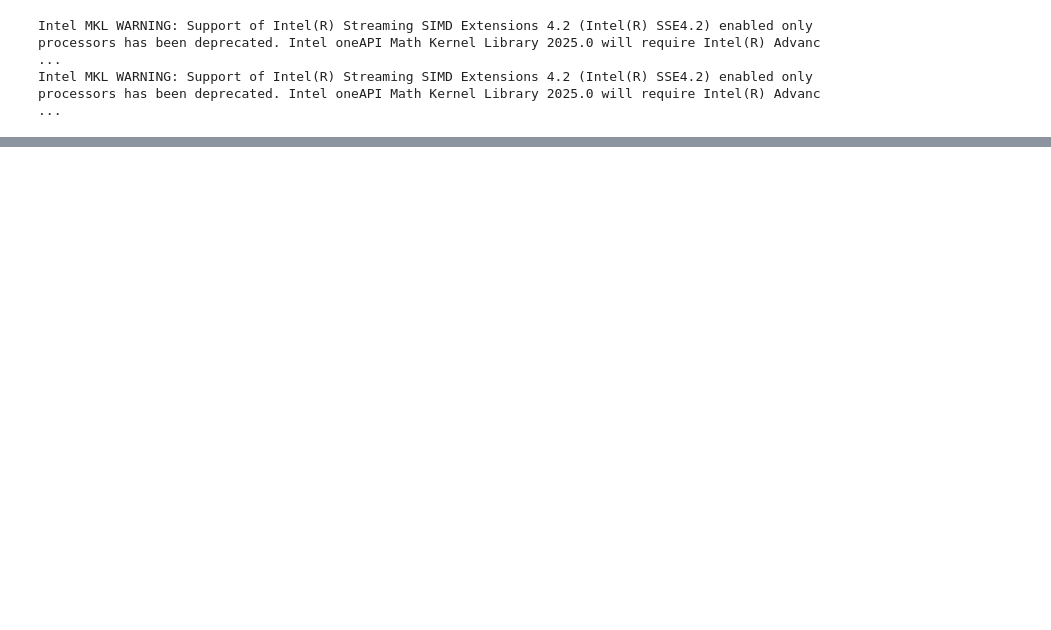
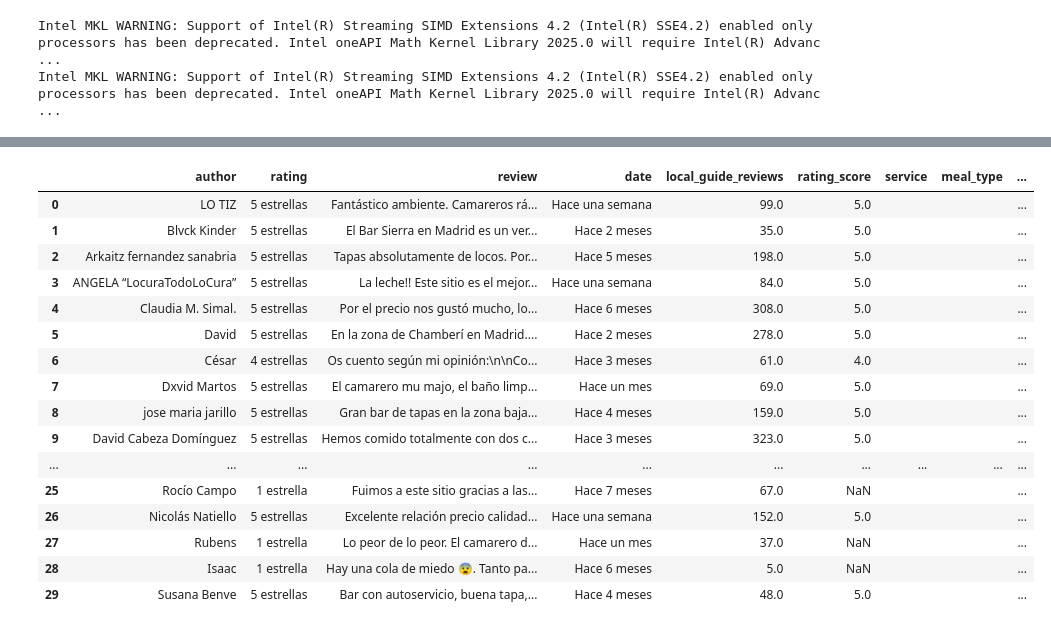
Before and after one commit to EAlmazanG/sensentiment-analysis-reviews, a Jupyter notebook: notebooks/data_cleaning.ipynb, the cells around one changed output, grey strips where cells are left out. Saved outputs shown, nothing was run; the diff lists cells and outputs as text; code cells hidden in the pictures; blank space fills up the shorter version.

```diff
--- a/notebooks/data_cleaning.ipynb
+++ b/notebooks/data_cleaning.ipynb
@@ -61,3 +69,16 @@ def applyExtractDetails(df, search_words=None):
     column_names = list(search_words.keys())
     df[column_names] = df['text_backup'].apply(lambda x: pd.Series(extractRestaurantDetailsFromReview(x, search_words=search_words)))
     return df
+
+def extractReviewCount(text):
+    if isinstance(text, str):  # Verify if its a string
+        match = re.search(r'(\d+)\s+reseñas', text)
+        if match:
+            return int(match.group(1))
+    return None
+
+def extractStarRating(text):
+    match = re.search(r'(\d+)\s+estrellas', text)
+    if match:
+        return int(match.group(1))
+    return None
@@ -84,0 +85,26 @@ display(reviews.head(30))
+# %%
+reviews = reviews_raw.copy()
+reviews['local_guide_reviews'] = reviews['local_guide_info'].apply(extractReviewCount)
+reviews['rating_score'] = reviews['rating'].apply(extractStarRating)
+
+reviews = applyExtractDetails(reviews, search_words = restaurant_search_words)
+reviews.drop(columns = ['text_backup', 'local_guide_info'], inplace = True)
+display(reviews.head(30))
+# %% [output]
+|  | author | rating | review | date | local_guide_reviews | rating_score | service | meal_type | ... |
+| 0 | LO TIZ | 5 estrellas | Fantástico ambiente. Camareros rá... | Hace una semana | 99.0 | 5.0 |  |  | ... |
+| 1 | Blvck Kinder | 5 estrellas | El Bar Sierra en Madrid es un ver... | Hace 2 meses | 35.0 | 5.0 |  |  | ... |
+| 2 | Arkaitz fernandez sanabria | 5 estrellas | Tapas absolutamente de locos. Por... | Hace 5 meses | 198.0 | 5.0 |  |  | ... |
+| 3 | ANGELA “LocuraTodoLoCura” | 5 estrellas | La leche!! Este sitio es el mejor... | Hace una semana | 84.0 | 5.0 |  |  | ... |
+| 4 | Claudia M. Simal. | 5 estrellas | Por el precio nos gustó mucho, lo... | Hace 6 meses | 308.0 | 5.0 |  |  | ... |
+| 5 | David | 5 estrellas | En la zona de Chamberí en Madrid.... | Hace 2 meses | 278.0 | 5.0 |  |  | ... |
+| 6 | César | 4 estrellas | Os cuento según mi opinión:\n\nCo... | Hace 3 meses | 61.0 | 4.0 |  |  | ... |
+| 7 | Dxvid Martos | 5 estrellas | El camarero mu majo, el baño limp... | Hace un mes | 69.0 | 5.0 |  |  | ... |
+| 8 | jose maria jarillo | 5 estrellas | Gran bar de tapas en la zona baja... | Hace 4 meses | 159.0 | 5.0 |  |  | ... |
+| 9 | David Cabeza Domínguez | 5 estrellas | Hemos comido totalmente con dos c... | Hace 3 meses | 323.0 | 5.0 |  |  | ... |
+| ... | ... | ... | ... | ... | ... | ... | ... | ... | ... |
+| 25 | Rocío Campo | 1 estrella | Fuimos a este sitio gracias a las... | Hace 7 meses | 67.0 | NaN |  |  | ... |
+| 26 | Nicolás Natiello | 5 estrellas | Excelente relación precio calidad... | Hace una semana | 152.0 | 5.0 |  |  | ... |
+| 27 | Rubens | 1 estrella | Lo peor de lo peor. El camarero d... | Hace un mes | 37.0 | NaN |  |  | ... |
+| 28 | Isaac | 1 estrella | Hay una cola de miedo 😨. Tanto pa... | Hace 6 meses | 5.0 | NaN |  |  | ... |
+| 29 | Susana Benve | 5 estrellas | Bar con autoservicio, buena tapa,... | Hace 4 meses | 48.0 | 5.0 |  |  | ... |
```
Also changed, not shown: parts of 4 cells of this notebook, 3 other files.
